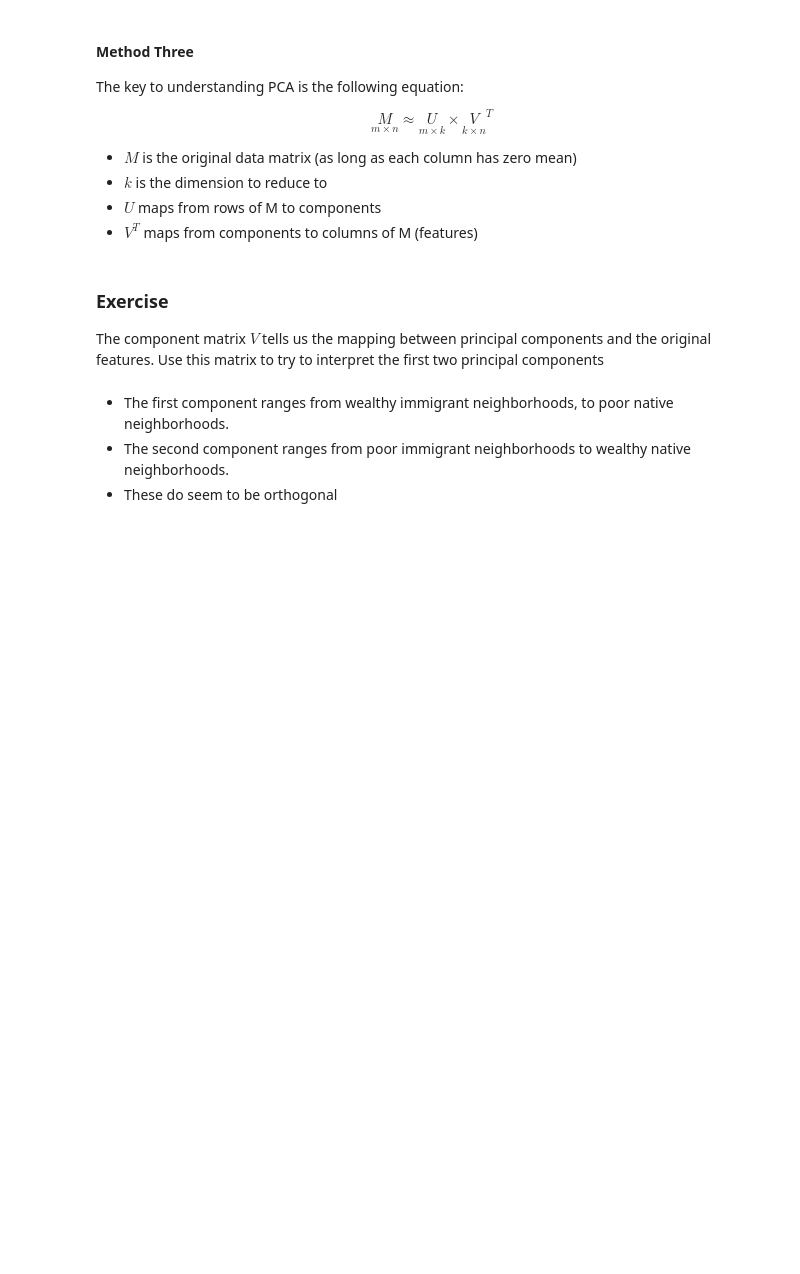
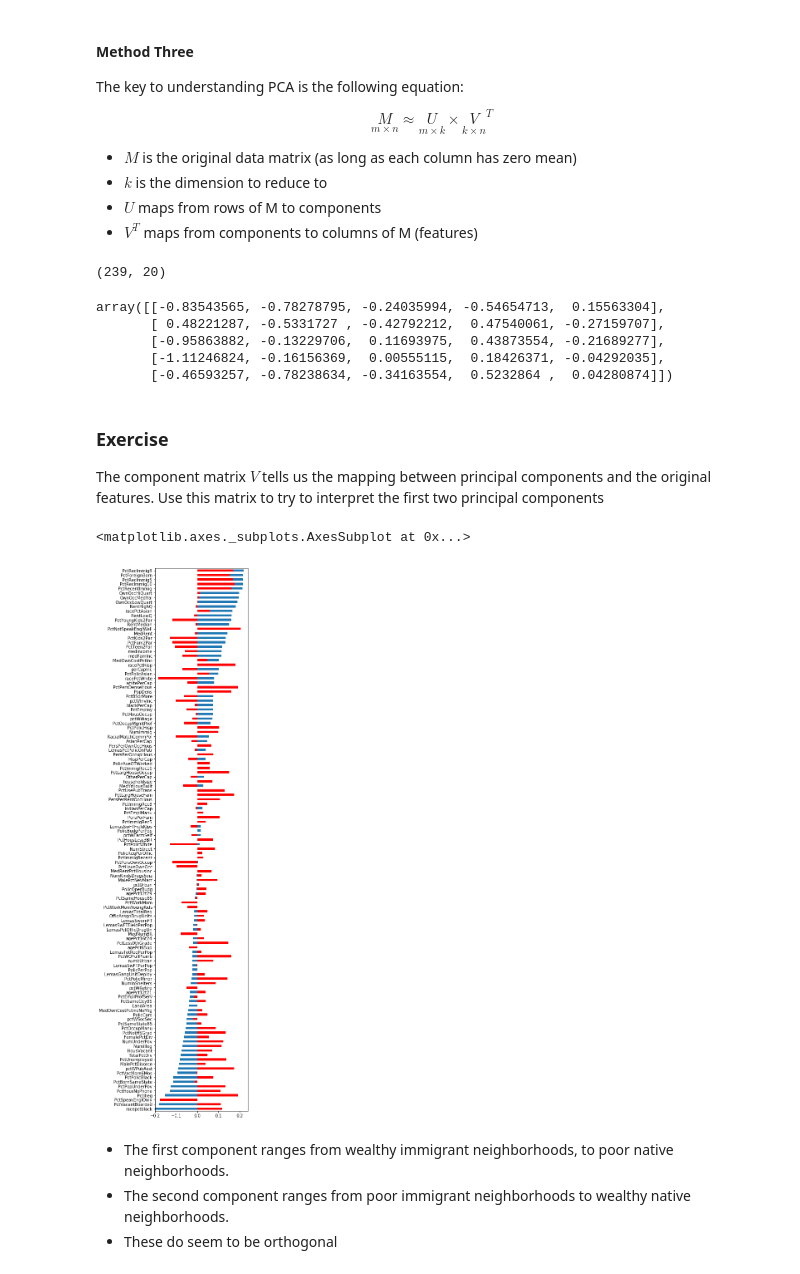
Before and after one commit to nwchen24/Machine_learning_coursework, a Jupyter notebook: Week11/pca.ipynb, the cells around one changed output. Saved outputs shown, nothing was run; the diff lists cells and outputs as text; code cells hidden in the pictures; blank space fills up the shorter version.

```diff
--- a/Week11/pca.ipynb
+++ b/Week11/pca.ipynb
@@ -158,10 +205,37 @@ $$
 - $k$ is the dimension to reduce to
 - $U$ maps from rows of M to components
 - $V^T$ maps from components to columns of M (features)
+# %%
+M = X_train - X_train.mean()
+Vt = pca.components_[:20, :]
+U = np.matmul(M, np.transpose(Vt))
+# %%
+U.shape
+# %% [output]
+(239, 20)
+# %%
+U[:5, :5]
+# %% [output]
+array([[-0.83543565, -0.78278795, -0.24035994, -0.54654713,  0.15563304],
+       [ 0.48221287, -0.5331727 , -0.42792212,  0.47540061, -0.27159707],
+       [-0.95863882, -0.13229706,  0.11693975,  0.43873554, -0.21689277],
+       [-1.11246824, -0.16156369,  0.00555115,  0.18426371, -0.04292035],
+       [-0.46593257, -0.78238634, -0.34163554,  0.5232864 ,  0.04280874]])
 # %% [markdown]
 ### Exercise
 
 The component matrix $V$ tells us the mapping between principal components and the original features. Use this matrix to try to interpret the first two principal components
+# %%
+comp0 = pd.Series(dict(zip(X_train.columns, Vt[0, :])))
+comp1 = pd.Series(dict(zip(X_train.columns, Vt[1, :])))
+col_order = comp0.sort_values().index
+# %%
+plt.figure(figsize=(4, 24))
+comp0[col_order].plot(kind='barh')
+comp1[col_order].plot(kind='barh', color='red')
+# %% [output]
+<matplotlib.axes._subplots.AxesSubplot at 0x...>
+[figure, added]
 # %% [markdown]
 - The first component ranges from wealthy immigrant neighborhoods, to poor native neighborhoods.
 - The second component ranges from poor immigrant neighborhoods to wealthy native neighborhoods.
```
Also changed, not shown: parts of 13 cells of this notebook.
